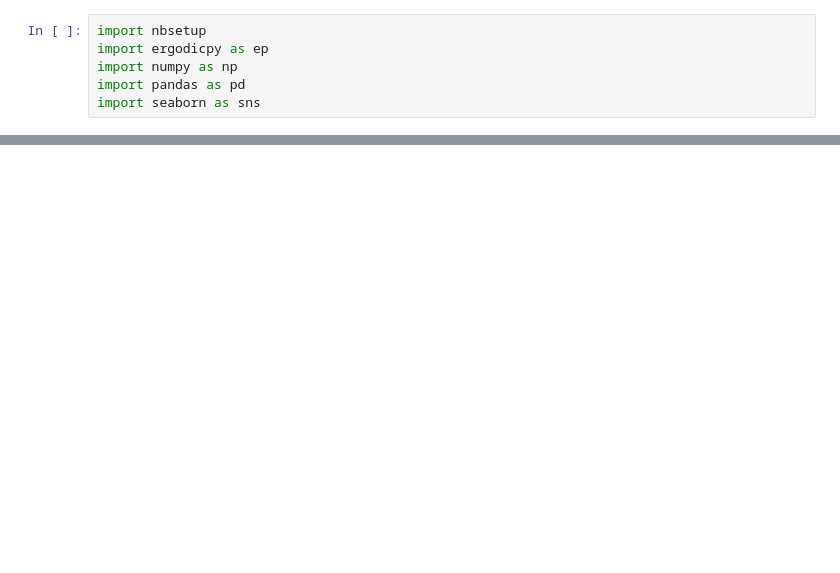
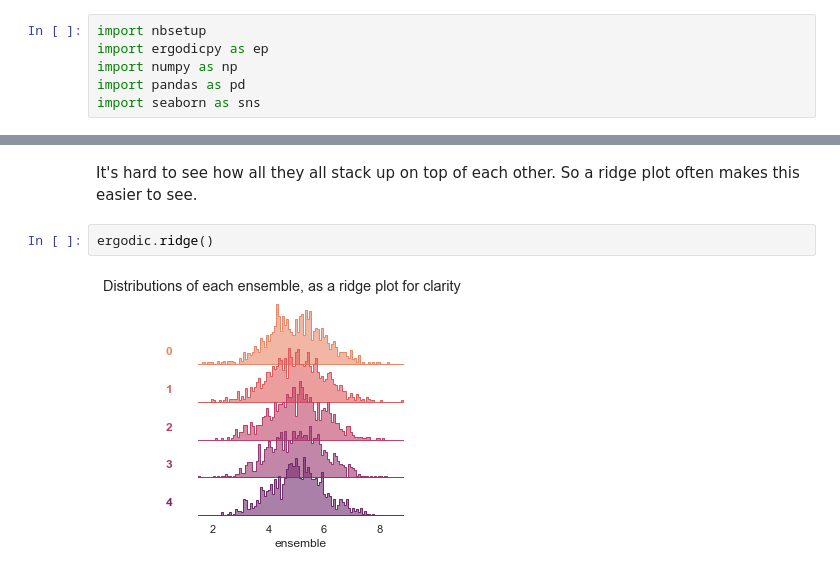
Before and after one commit to timjdavey/incoherence, a Jupyter notebook: notebooks/1. Introduction - Ergodicity.ipynb, the cells around one changed output, grey strips where cells are left out. Saved outputs shown, nothing was run; the diff lists cells and outputs as text; blank space fills up the shorter version.

```diff
--- a/notebooks/1. Introduction - Ergodicity.ipynb
+++ b/notebooks/1. Introduction - Ergodicity.ipynb
@@ -36,0 +58,6 @@ gambler(100)
+# %% [markdown]
+It's hard to see how all they all stack up on top of each other. So a ridge plot often makes this easier to see.
+# %%
+ergodic.ridge()
+# %% [output]
+[figure, added]
```
Also changed, not shown: parts of 15 cells of this notebook, 18 other files.
